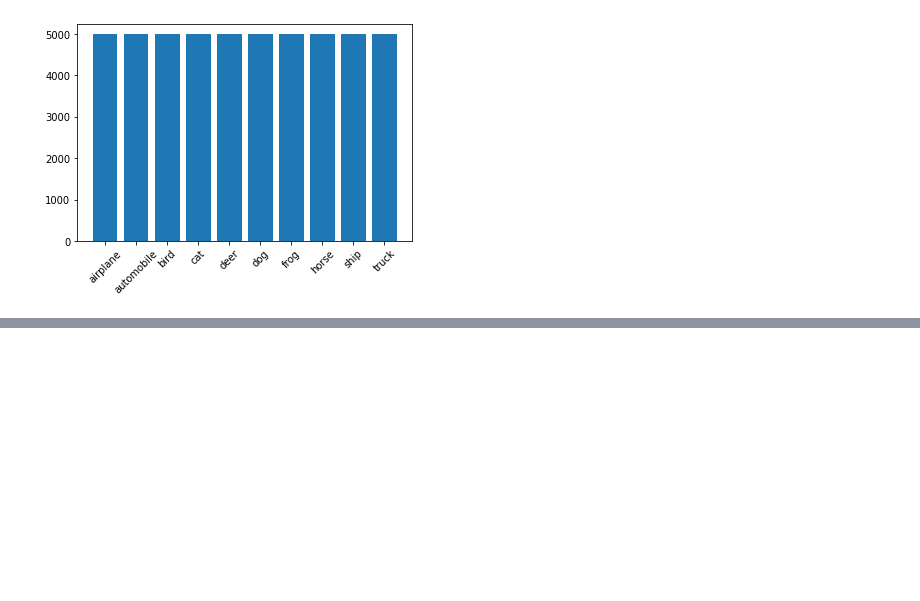
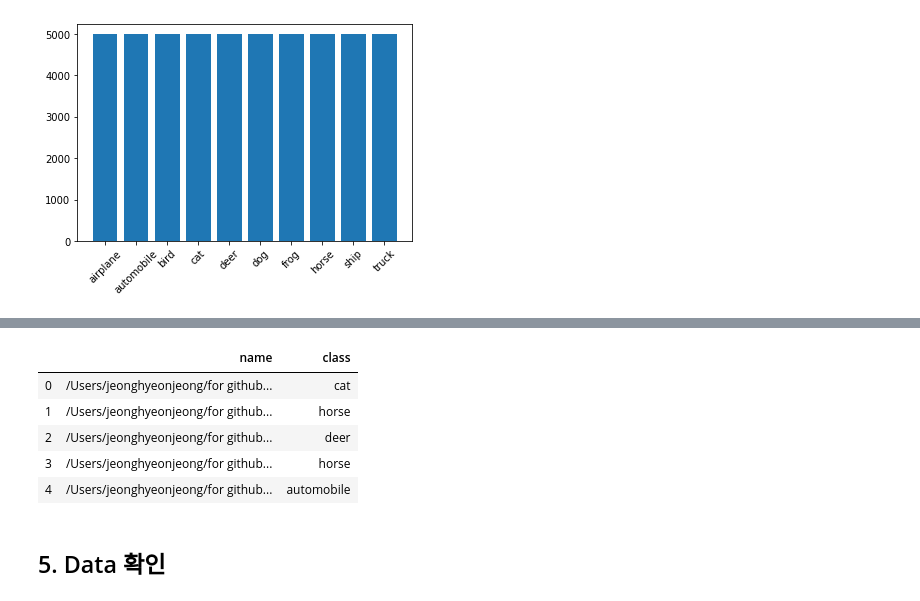
Before and after one commit to Gracechung-sw/AI, a Jupyter notebook: 3. 이미지 분석으로 배우는 tensorflow 2.0 와 Pytorch/6. flow_from_dataframe - dataframe 만들기.ipynb, the cells around one changed output, grey strips where cells are left out. Drawn from its saved outputs; the diff is of its cells as text; code cells hidden in the pictures; blank space fills up the shorter version.

```diff
--- a/3. 이미지 분석으로 배우는 tensorflow 2.0 와 Pytorch/6. flow_from_dataframe - dataframe 만들기.ipynb
+++ b/3. 이미지 분석으로 배우는 tensorflow 2.0 와 Pytorch/6. flow_from_dataframe - dataframe 만들기.ipynb
@@ -146,0 +215,18 @@ plt.xticks(rotation = 45)#x축 이름 45도 돌려주는 것.
+# %%
+#그런데 train_set과 test_set을 나눠야 하니까
+testclass_names = []
+
+for path in test_paths : #test_class 용 class_name을 구해준다.
+    testclass_name = get_class_name(path)
+    testclass_names.append(testclass_name)
+# %%
+test_data = {'name' : test_paths, 'class' : testclass_names}
+test_df = pd.DataFrame(test_data)
+test_df.head()
+# %% [output]
+|  | name | class |
+| 0 | /Users/jeonghyeonjeong/for github... | cat |
+| 1 | /Users/jeonghyeonjeong/for github... | horse |
+| 2 | /Users/jeonghyeonjeong/for github... | deer |
+| 3 | /Users/jeonghyeonjeong/for github... | horse |
+| 4 | /Users/jeonghyeonjeong/for github... | automobile |
@@ -146,0 +242,2 @@ plt.xticks(rotation = 45)#x축 이름 45도 돌려주는 것.
+# %% [markdown]
+## 5. Data 확인
```
Also changed, not shown: parts of 15 cells of this notebook.
